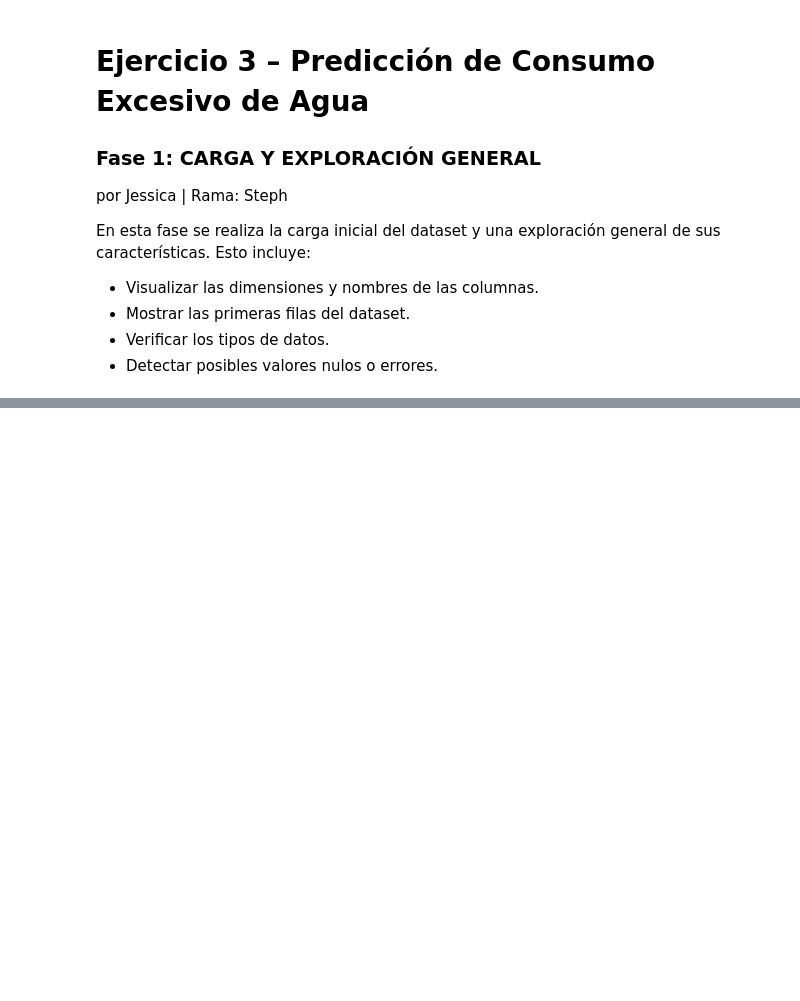
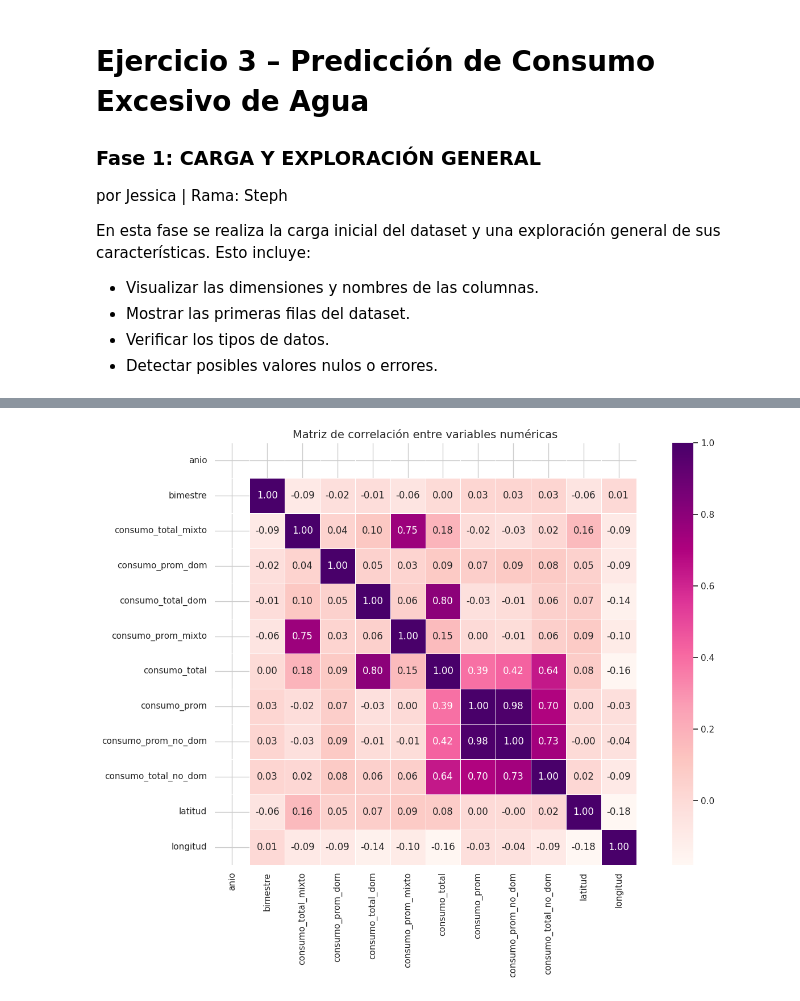
Before and after one commit to StephMonjaraz/multidomain-data-analysis, a Jupyter notebook: notebooks/03_consumo_agua.ipynb, the cells around one changed output, grey strips where cells are left out. Drawn from its saved outputs; the diff is of its cells as text; code cells hidden in the pictures; blank space fills up the shorter version.

```diff
--- a/notebooks/03_consumo_agua.ipynb
+++ b/notebooks/03_consumo_agua.ipynb
@@ -413,0 +314,18 @@ imblearn: 0.13.0
+# %%
+import matplotlib.pyplot as plt
+import seaborn as sns
+
+# Seleccionar solo las columnas numéricas
+df_numericas = df_limpio.select_dtypes(include=['float64', 'int64'])
+
+# Calcular la matriz de correlación
+matriz_corr = df_numericas.corr()
+
+# Visualizar la matriz con un mapa de calor
+plt.figure(figsize=(14, 10))
+sns.heatmap(matriz_corr, annot=True, fmt=".2f", cmap="RdPu", square=True, linewidths=0.5)
+plt.title('Matriz de correlación entre variables numéricas', fontsize=14)
+plt.tight_layout()
+plt.show()
+# %% [output]
+[figure, added]
```
Also changed, not shown: parts of 55 cells of this notebook.
